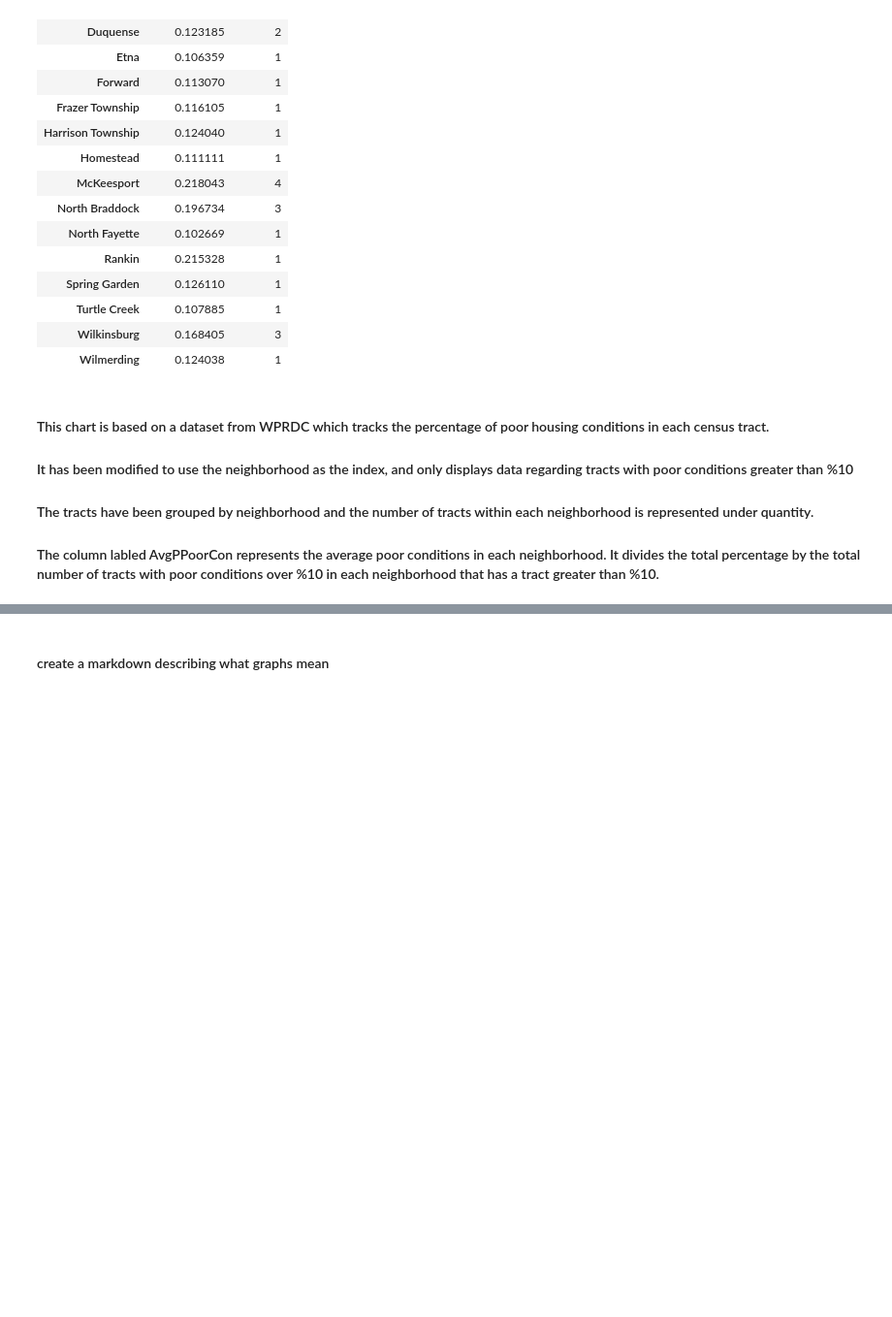
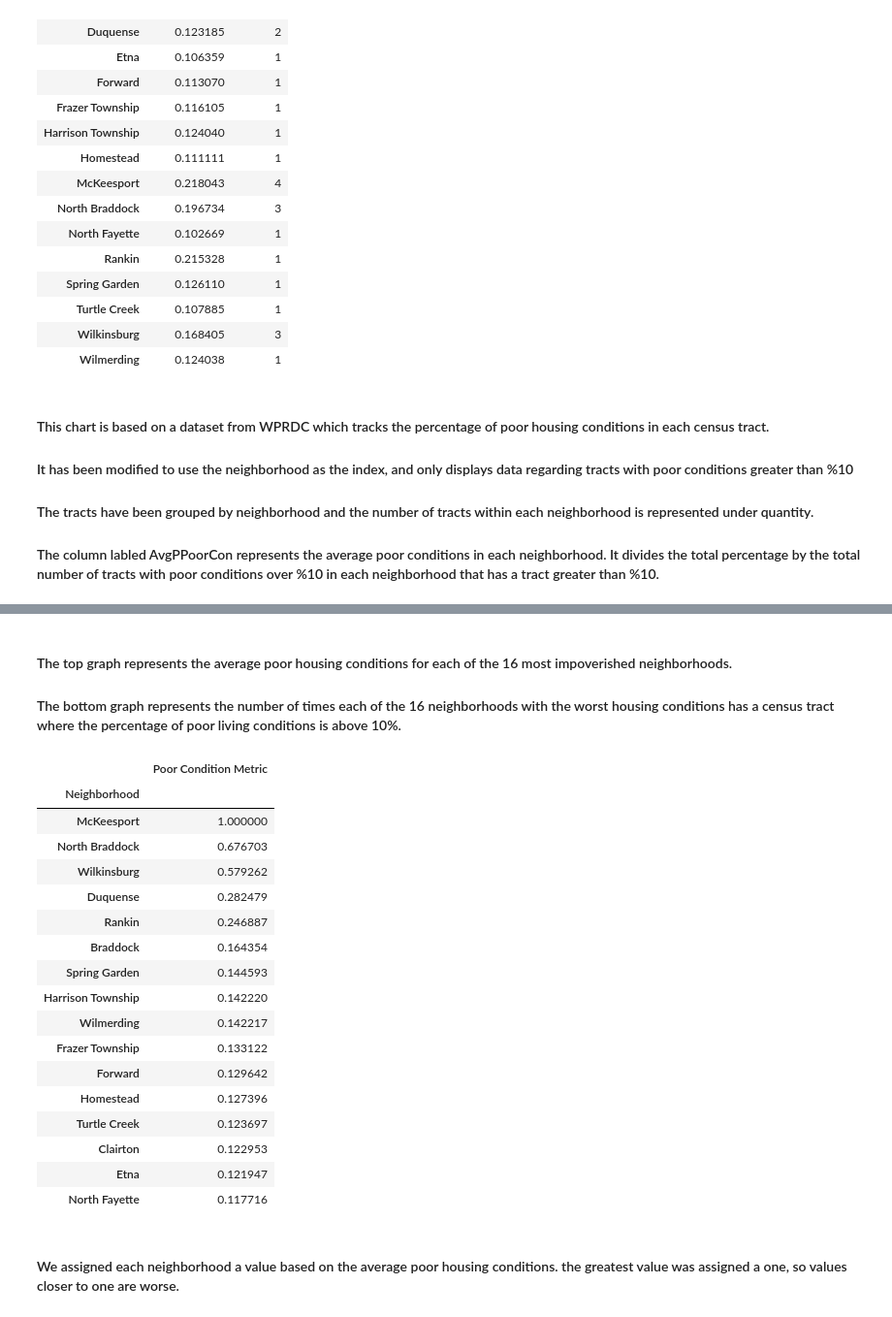
Before and after one commit to chris-hinson/big-ideas-final-project, a Jupyter notebook: finalProjectPresentation.ipynb, the cells around one changed output, grey strips where cells are left out. Shown at 97% size. Saved outputs shown, nothing was run; the diff lists cells and outputs as text; code cells hidden in the pictures; blank space fills up the shorter version.

```diff
--- a/finalProjectPresentation.ipynb
+++ b/finalProjectPresentation.ipynb
@@ -128,2 +127,35 @@ plt.xticks(rotation=90)
-# %% [markdown]
-#### create a markdown describing what graphs mean
+# %% [markdown]
+#### The top graph represents the average poor housing conditions for each of the 16 most impoverished neighborhoods.
+#### The bottom graph represents the number of times each of the 16 neighborhoods with the worst housing conditions has a census tract where the percentage of poor living conditions is above 10%.
+# %%
+#metric gathered from poor conditions
+'''maxPercent = new['AvgPPoorCon'].max()
+poorConMetric = new.divide(maxPercent).drop(columns = 'quantity').sort_values(['AvgPPoorCon'], ascending=False)
+poorConMetric
+'''
+new['Poor Condition Metric'] = new['AvgPPoorCon']*new['quantity']
+maxPercent = new['Poor Condition Metric'].max()
+
+poorConMetric = new.divide(maxPercent).drop(columns = ['AvgPPoorCon','quantity']).sort_values(['Poor Condition Metric'], ascending=False)
+poorConMetric
+# %% [output]
+|  | Poor Condition Metric |
+| Neighborhood |  |
+| McKeesport | 1.000000 |
+| North Braddock | 0.676703 |
+| Wilkinsburg | 0.579262 |
+| Duquense | 0.282479 |
+| Rankin | 0.246887 |
+| Braddock | 0.164354 |
+| Spring Garden | 0.144593 |
+| Harrison Township | 0.142220 |
+| Wilmerding | 0.142217 |
+| Frazer Township | 0.133122 |
+| Forward | 0.129642 |
+| Homestead | 0.127396 |
+| Turtle Creek | 0.123697 |
+| Clairton | 0.122953 |
+| Etna | 0.121947 |
+| North Fayette | 0.117716 |
+# %% [markdown]
+#### We assigned each neighborhood a value based on the average poor housing conditions.  the greatest value was assigned a one, so values closer to one are worse.
```
Also changed, not shown: parts of 3 cells of this notebook.
